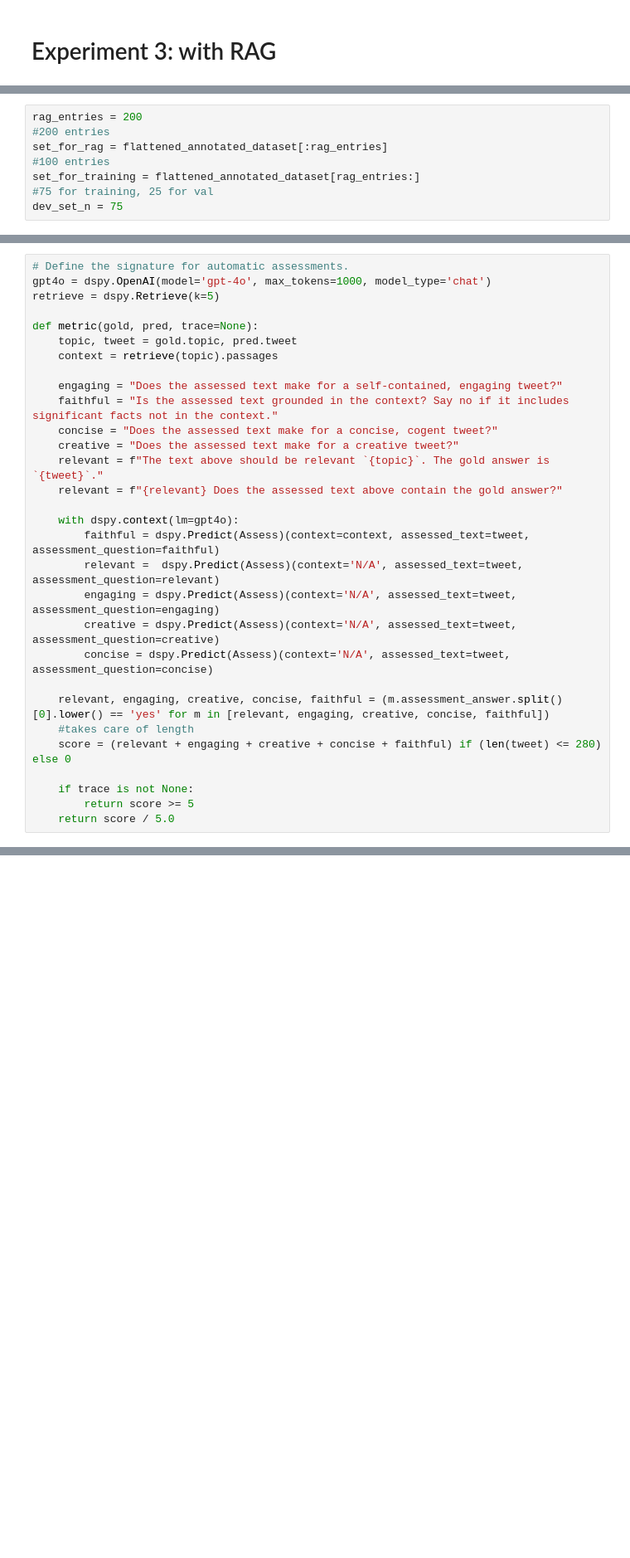
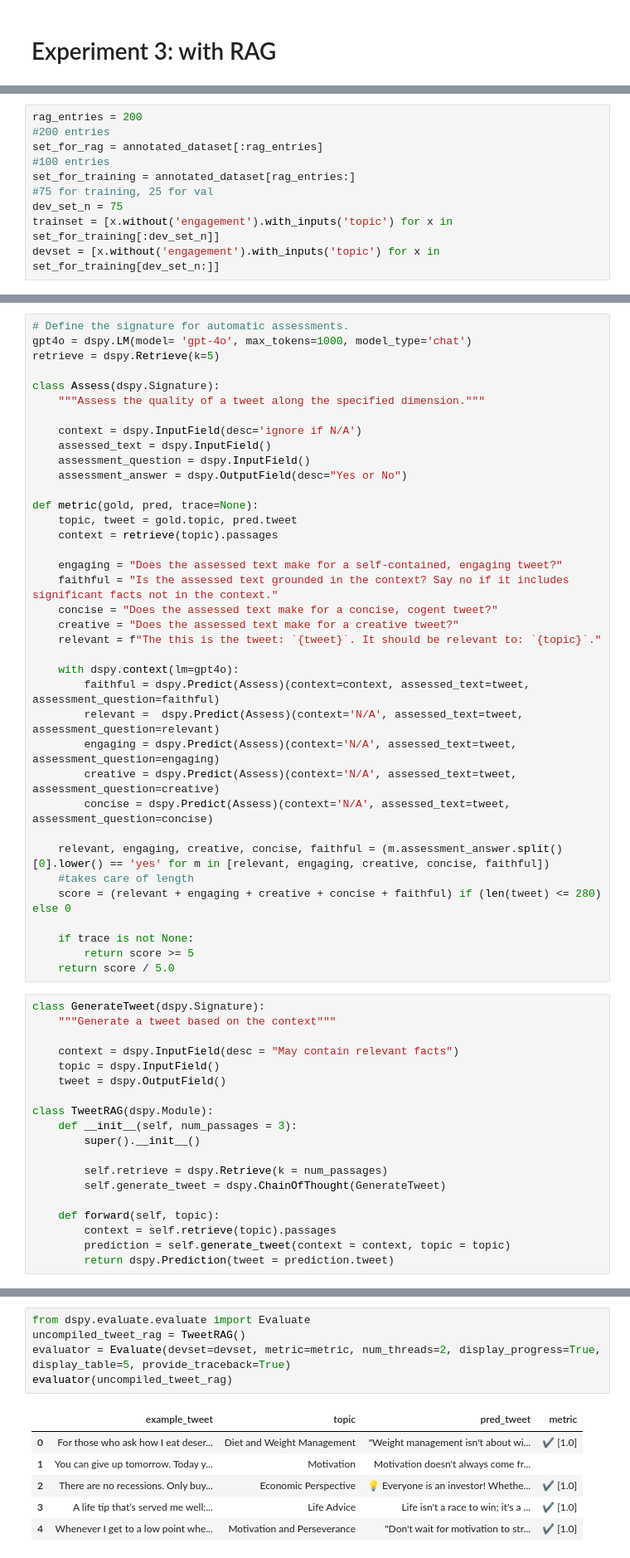
Before and after one commit to kevin-v96/tweet-optim-dspy, a Jupyter notebook: src/tweet_optim_dspy/pretrain_test.ipynb, the cells around one changed output, grey strips where cells are left out. Shown: that part at 83% size. Cells and saved outputs as stored; diff of their text form; blank space fills up the shorter version.

```diff
--- a/src/tweet_optim_dspy/pretrain_test.ipynb
+++ b/src/tweet_optim_dspy/pretrain_test.ipynb
@@ -860,8 +865,10 @@ Also during this run, I realised that some of the higher hyperparams in both of
 # %%
 rag_entries = 200
 #200 entries
-set_for_rag = flattened_annotated_dataset[:rag_entries]
+set_for_rag = annotated_dataset[:rag_entries]
 #100 entries
-set_for_training = flattened_annotated_dataset[rag_entries:]
+set_for_training = annotated_dataset[rag_entries:]
 #75 for training, 25 for val
 dev_set_n = 75
+trainset = [x.without('engagement').with_inputs('topic') for x in set_for_training[:dev_set_n]]
+devset = [x.without('engagement').with_inputs('topic') for x in set_for_training[dev_set_n:]]
@@ -868,7 +968,15 @@ dev_set_n = 75
 # %%
 # Define the signature for automatic assessments.
-gpt4o = dspy.OpenAI(model='gpt-4o', max_tokens=1000, model_type='chat')
+gpt4o = dspy.LM(model= 'gpt-4o', max_tokens=1000, model_type='chat')
 retrieve = dspy.Retrieve(k=5)
+
+class Assess(dspy.Signature):
+    """Assess the quality of a tweet along the specified dimension."""
+
+    context = dspy.InputField(desc='ignore if N/A')
+    assessed_text = dspy.InputField()
+    assessment_question = dspy.InputField()
+    assessment_answer = dspy.OutputField(desc="Yes or No")
 
 def metric(gold, pred, trace=None):
     topic, tweet = gold.topic, pred.tweet
@@ -878,8 +986,7 @@ def metric(gold, pred, trace=None):
     faithful = "Is the assessed text grounded in the context? Say no if it includes significant facts not in the context."
     concise = "Does the assessed text make for a concise, cogent tweet?"
     creative = "Does the assessed text make for a creative tweet?"
-    relevant = f"The text above should be relevant `{topic}`. The gold answer is `{tweet}`."
-    relevant = f"{relevant} Does the assessed text above contain the gold answer?"
+    relevant = f"The this is the tweet: `{tweet}`. It should be relevant to: `{topic}`."
 
     with dspy.context(lm=gpt4o):
         faithful = dspy.Predict(Assess)(context=context, assessed_text=tweet, assessment_question=faithful)
@@ -895,3 +1002,22 @@ def metric(gold, pred, trace=None):
     if trace is not None:
         return score >= 5
     return score / 5.0
+# %%
+class GenerateTweet(dspy.Signature):
+    """Generate a tweet based on the context"""
+
+    context = dspy.InputField(desc = "May contain relevant facts")
+    topic = dspy.InputField()
+    tweet = dspy.OutputField()
+
+class TweetRAG(dspy.Module):
+    def __init__(self, num_passages = 3):
+        super().__init__()
+
+        self.retrieve = dspy.Retrieve(k = num_passages)
+        self.generate_tweet = dspy.ChainOfThought(GenerateTweet)
+
+    def forward(self, topic):
+        context = self.retrieve(topic).passages
+        prediction = self.generate_tweet(context = context, topic = topic)
+        return dspy.Prediction(tweet = prediction.tweet)
@@ -897,0 +1027,12 @@ def metric(gold, pred, trace=None):
+# %%
+from dspy.evaluate.evaluate import Evaluate
+uncompiled_tweet_rag = TweetRAG()
+evaluator = Evaluate(devset=devset, metric=metric, num_threads=2, display_progress=True, display_table=5, provide_traceback=True)
+evaluator(uncompiled_tweet_rag)
+# %% [output]
+|  | example_tweet | topic | pred_tweet | metric |
+| 0 | For those who ask how I eat deser... | Diet and Weight Management | "Weight management isn't about wi... | ✔️ [1.0] |
+| 1 | You can give up tomorrow. Today y... | Motivation | Motivation doesn't always come fr... |  |
+| 2 | There are no recessions. Only buy... | Economic Perspective | 💡 Everyone is an investor! Whethe... | ✔️ [1.0] |
+| 3 | A life tip that’s served me well:... | Life Advice | Life isn't a race to win; it's a ... | ✔️ [1.0] |
+| 4 | Whenever I get to a low point whe... | Motivation and Perseverance | "Don't wait for motivation to str... | ✔️ [1.0] |
```
Also changed, not shown: parts of 24 cells of this notebook, 4 other files.
